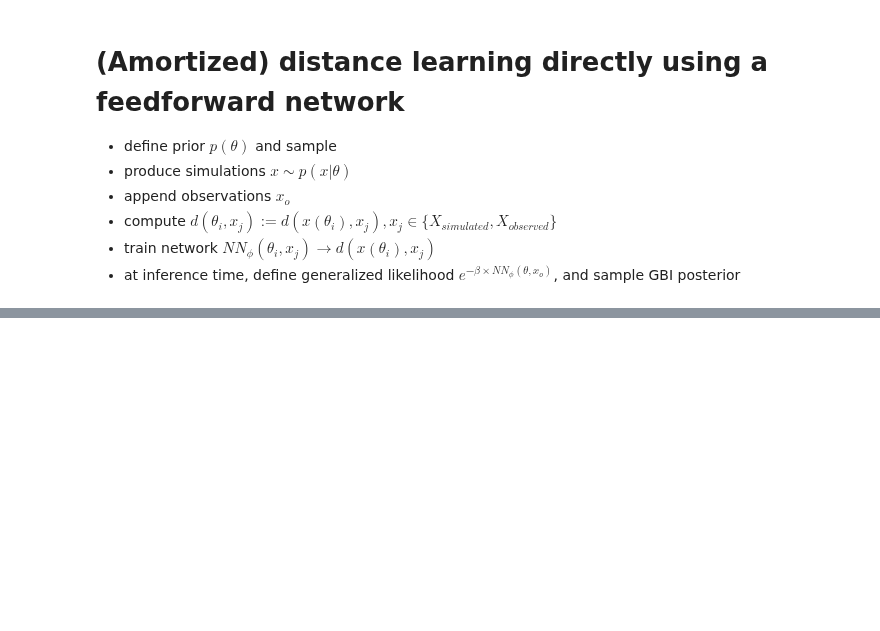
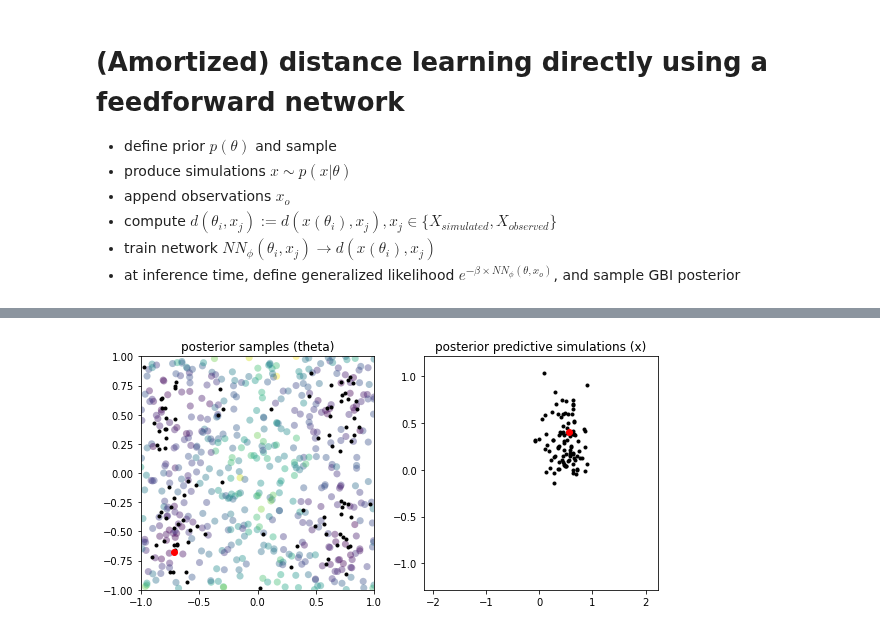
Before and after one commit to mackelab/neuralgbi, a Jupyter notebook: paper/fig4/notebooks/01_distance_learning.ipynb, the cells around one changed output, grey strips where cells are left out. Saved outputs shown, nothing was run; the diff lists cells and outputs as text; code cells hidden in the pictures; blank space fills up the shorter version.

```diff
--- a/paper/fig4/notebooks/01_distance_learning.ipynb
+++ b/paper/fig4/notebooks/01_distance_learning.ipynb
@@ -97,0 +146,33 @@ tensor([[[ 0.0000,  0.0000],
+# %%
+i_o = 1
+x_o = x_obs[i_o]
+theta_o = theta_obs[i_o]
+dist_true = mse_dist(x.unsqueeze(1), x_o)
+
+gll = build_amortized_GLL(distance_net, x_o)
+gbi_potential = GBIPotential(prior, gll, beta=20.)
+gbi_potential.set_x(x_o)
+sampler = MCMCPosterior(gbi_potential, prior)
+# %%
+theta_posterior_samples = sampler.sample((100,))
+theta_np = theta_posterior_samples.numpy()
+# %%
+plt.figure(figsize=(8,4))
+
+plt.subplot(1,2,1)
+plt.plot(theta_np[:,0], theta_np[:,1], '.k')
+plt.plot(theta_o[0],theta_o[1], 'or')
+plt.scatter(theta[:,0], theta[:,1], c=dist_true, s=50, alpha=0.4, ec=None)
+plt.xlim([-1,1]);plt.ylim([-1,1]);
+plt.title('posterior samples (theta)')
+
+plt.subplot(1,2,2)
+x_pp = simulator(theta_posterior_samples)
+plt.plot(x_pp[:,0], x_pp[:,1], 'k.')
+plt.plot(x_o[0], x_o[1], 'ro')
+plt.xlim(xs[:,0].min(), xs[:,0].max())
+plt.ylim(xs[:,1].min(), xs[:,1].max())
+plt.title('posterior predictive simulations (x)')
+plt.tight_layout()
+# %% [output]
+[figure, added]
```
Also changed, not shown: parts of 11 cells of this notebook.
